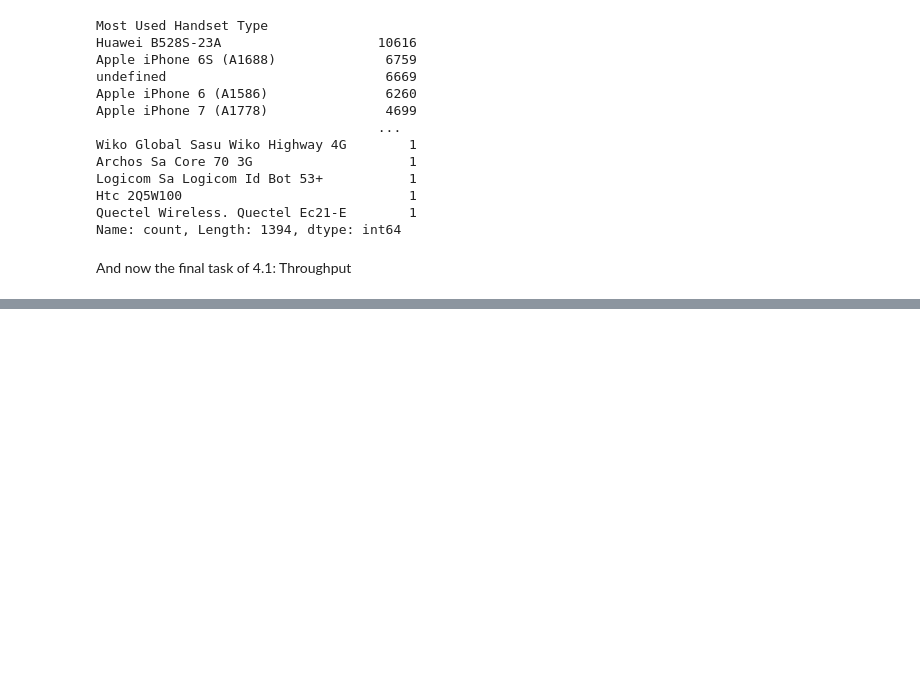
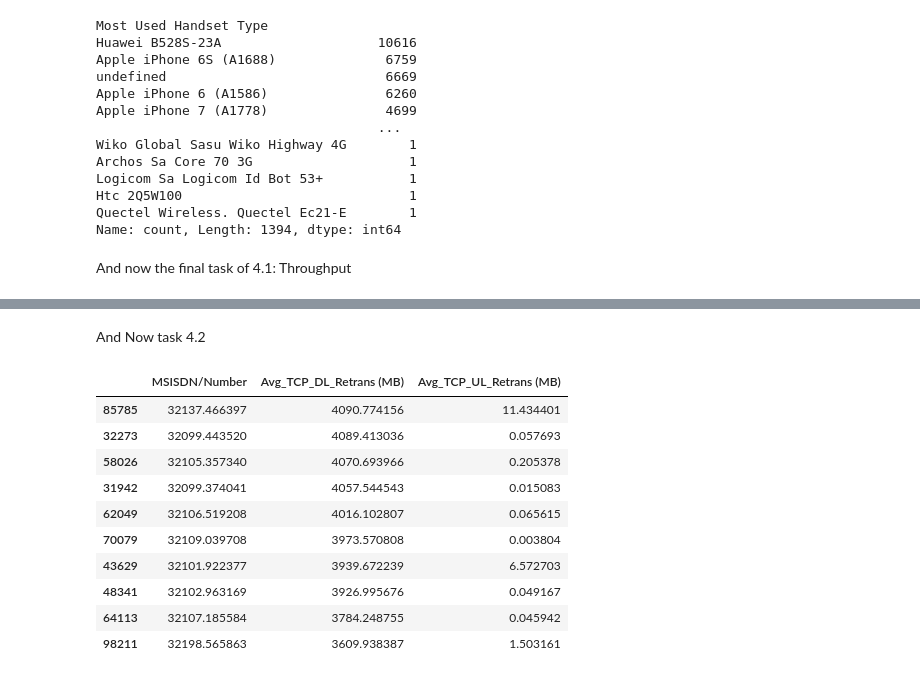
Before and after one commit to biniyam69/telecom, a Jupyter notebook: notebooks/Task4.ipynb, the cells around one changed output, grey strips where cells are left out. Cells and saved outputs as stored; diff of their text form; code cells hidden in the pictures; blank space fills up the shorter version.

```diff
--- a/notebooks/Task4.ipynb
+++ b/notebooks/Task4.ipynb
@@ -195,0 +198,19 @@ Index(['MSISDN/Number', 'Avg RTT DL (ms)', 'Avg RTT UL (ms)', 'Handset Type',
+# %% [markdown]
+And Now task 4.2
+# %%
+#top 10 tcp values
+
+top_10_tcp = tcp_retransmission.nlargest(10, 'Avg_TCP_DL_Retrans (MB)')
+top_10_tcp
+# %% [output]
+|  | MSISDN/Number | Avg_TCP_DL_Retrans (MB) | Avg_TCP_UL_Retrans (MB) |
+| 85785 | 32137.466397 | 4090.774156 | 11.434401 |
+| 32273 | 32099.443520 | 4089.413036 | 0.057693 |
+| 58026 | 32105.357340 | 4070.693966 | 0.205378 |
+| 31942 | 32099.374041 | 4057.544543 | 0.015083 |
+| 62049 | 32106.519208 | 4016.102807 | 0.065615 |
+| 70079 | 32109.039708 | 3973.570808 | 0.003804 |
+| 43629 | 32101.922377 | 3939.672239 | 6.572703 |
+| 48341 | 32102.963169 | 3926.995676 | 0.049167 |
+| 64113 | 32107.185584 | 3784.248755 | 0.045942 |
+| 98211 | 32198.565863 | 3609.938387 | 1.503161 |
```
Also changed, not shown: parts of 4 cells of this notebook.
